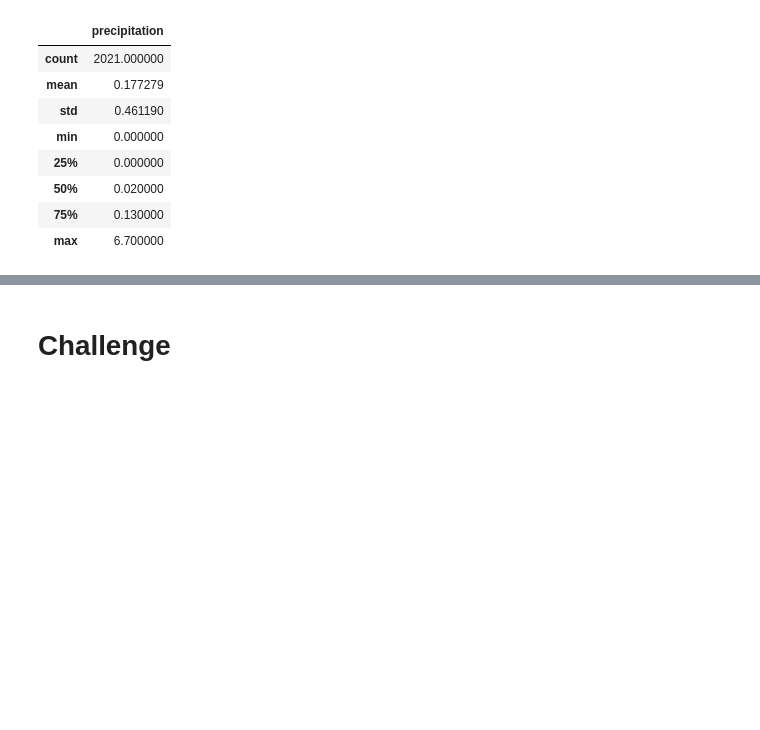
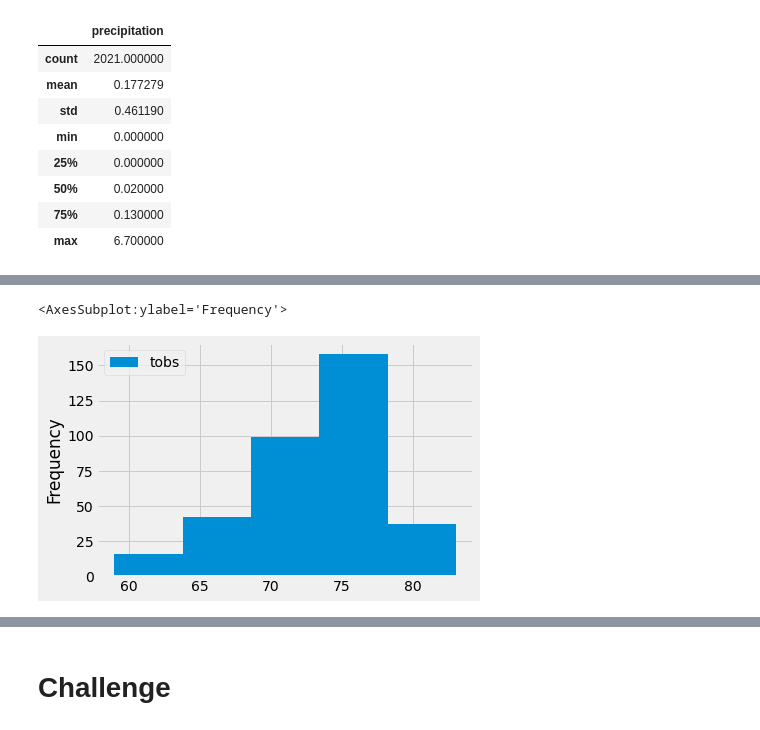
Before and after one commit to SzeWingChan/Surfs_Up, a Jupyter notebook: climate_analysis.ipynb, the cells around one changed output, grey strips where cells are left out. Cells and saved outputs as stored; diff of their text form; code cells hidden in the pictures; blank space fills up the shorter version.

```diff
--- a/climate_analysis.ipynb
+++ b/climate_analysis.ipynb
@@ -162,0 +241,7 @@ df.describe()
+# %%
+#Skill drill
+#Adjust the number of bins in the plot to 5
+df.plot.hist(bins=5)
+# %% [output]
+<AxesSubplot:ylabel='Frequency'>
+[figure, added]
```
Also changed, not shown: parts of 12 cells of this notebook.
